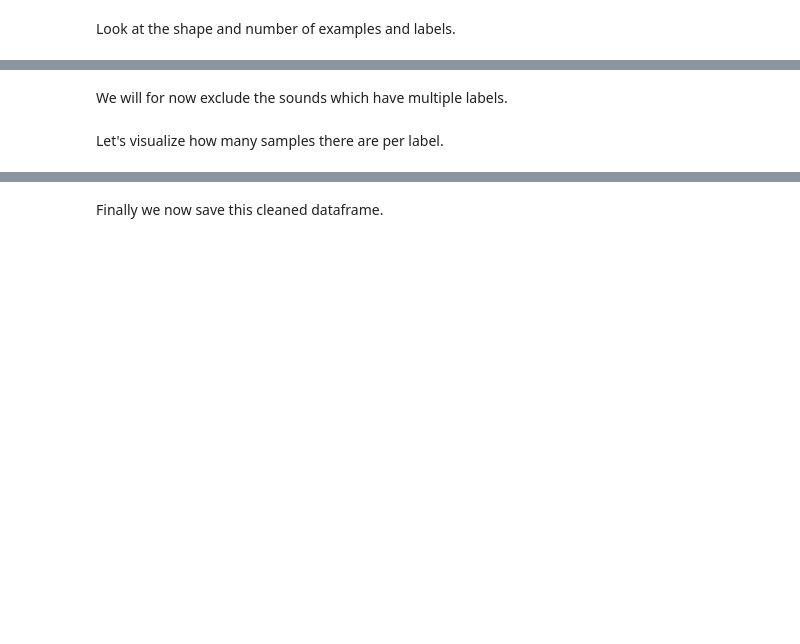
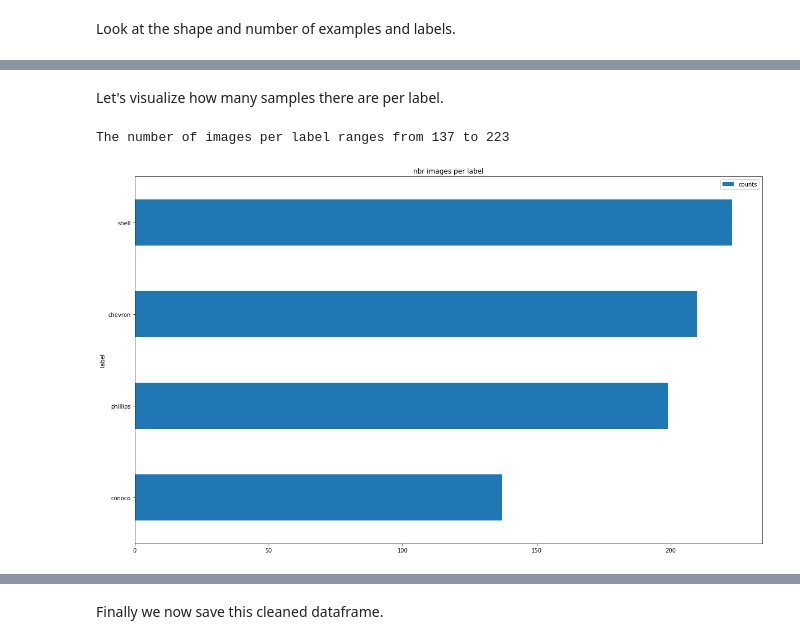
Before and after one commit to gheorghebg11/Shell, a Jupyter notebook: Shell.ipynb, the cells around one changed output, grey strips where cells are left out. Drawn from its saved outputs; the diff is of its cells as text; code cells hidden in the pictures; blank space fills up the shorter version.

Commit message:
It's compiling, starting to test the model

```diff
--- a/Shell.ipynb
+++ b/Shell.ipynb
@@ -117,9 +105,15 @@ We will now erase the files ending in .part as they are corrupted images that fa
 # %%
 corrupted_files = 0
+filenames_and_labels = []
+
 for filename in filenames:
     if filename.endswith('.part'):
         corrupted_files = corrupted_files + 1
         os.remove(os.path.join(dir_data, filename))
-        filenames.remove(filename)
+        #filenames.remove(filename)
+    else:
+        dims = cv2.imread(os.path.join(dir_data, filename)).shape
+        filenames_and_labels.append((filename, filename.split('_')[0], dims[1], dims[0], dims[2], dims[0]*dims[1]))
+
 print(f'We removed {corrupted_files} corrupted files out of {len(filenames) + corrupted_files} total files.')
 # %% [output]
@@ -129,0 +123,3 @@ We now create a Pandas df with the data to explore it a little bit.
+# %%
+train = pd.DataFrame(filenames_and_labels, columns=['fname', 'label', 'xres', 'yres', 'channels', 'xyres'])
+train.head()
@@ -138,13 +147,11 @@ test.sample(3)
-# %% [markdown]
-We will for now exclude the sounds which have multiple labels.
-# %%
-train = train[train['labels'].isin(test.columns[1:])]
-print(f'Removing multilabel examples. The Train set has now {train.shape[0]} examples and {len(set(train.labels))} different labels')
 # %% [markdown]
 Let's visualize how many samples there are per label.
 # %%
-category_group = train.groupby(['labels']).count()
+category_group = train[['fname', 'label']].groupby(['label']).count()
 category_group.columns = ['counts']
-print(f'The number of training clips per label range from {category_group.counts.min()} to {category_group.counts.max()}')
-plot = category_group.sort_values(ascending=True, by='counts').plot(kind='barh', title='nbr training audio clips per label', figsize=(20,12))
+print(f'The number of images per label ranges from {category_group.counts.min()} to {category_group.counts.max()}')
+plot = category_group.sort_values(ascending=True, by='counts').plot(kind='barh', title='nbr images per label', figsize=(20,12))
 plt.show()
+# %% [output]
+The number of images per label ranges from 137 to 223
+[figure, added]
```
Also changed, not shown: parts of 45 cells of this notebook.
